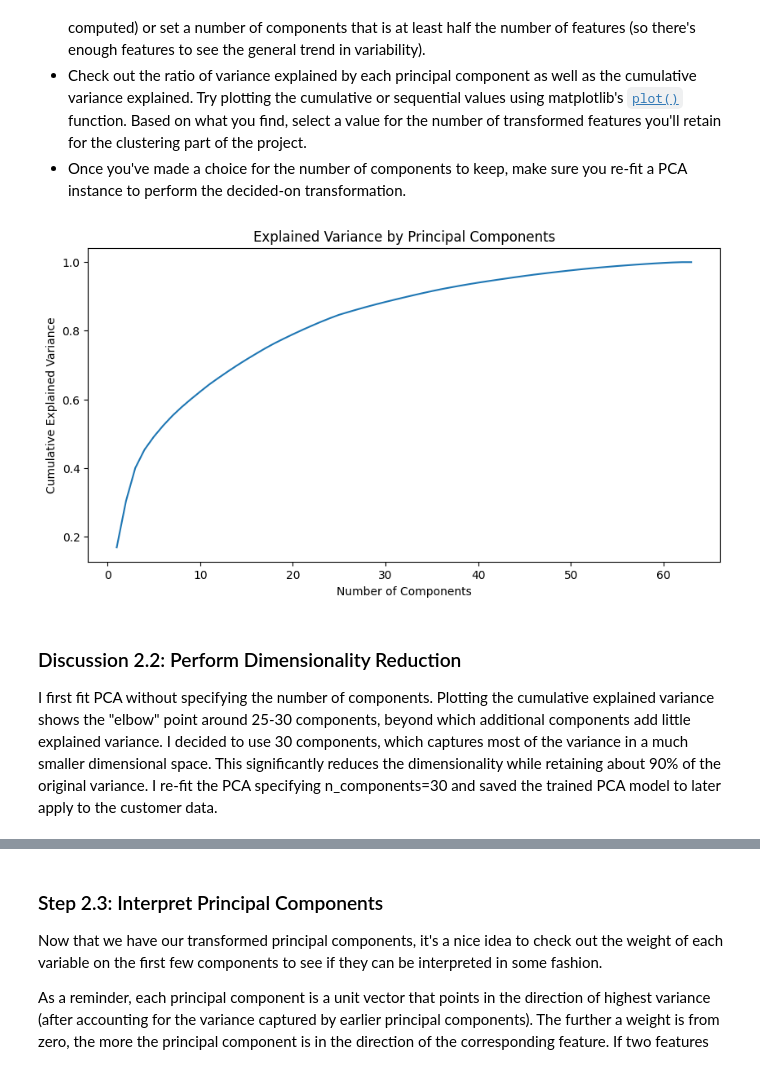
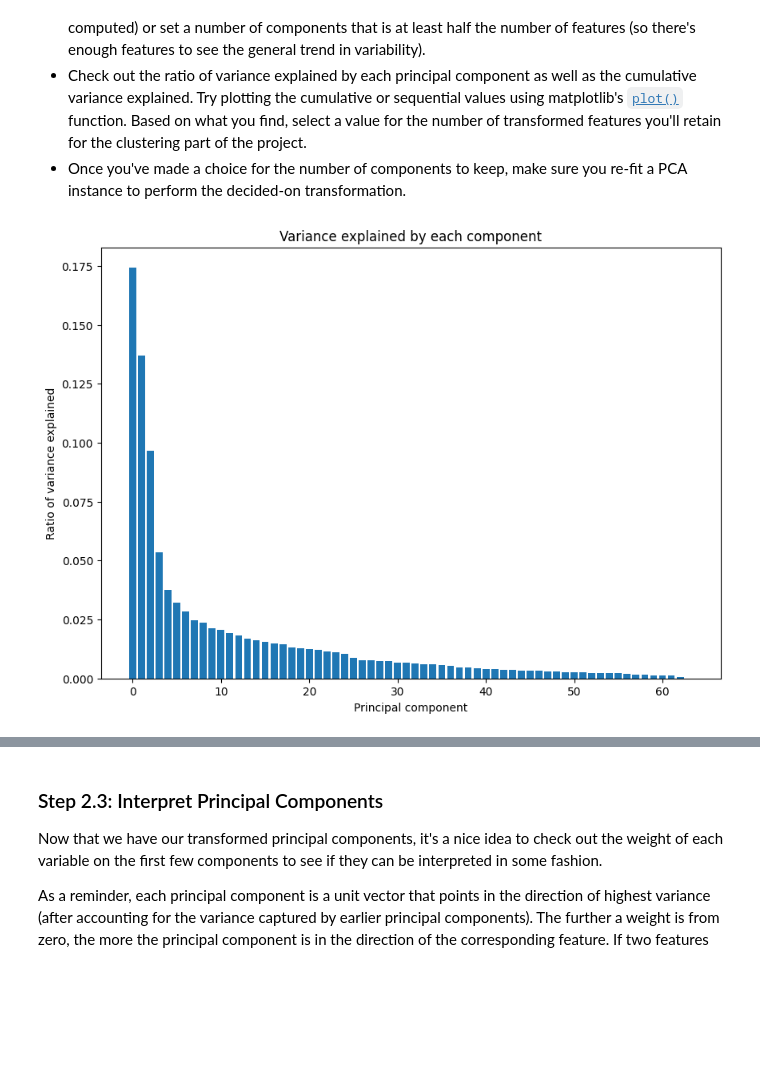
Before and after one commit to p477d343/Machine-Learning-Project, a Jupyter notebook: Creating Customer Segments with Arvato/Identify_Customer_Segments.ipynb, the cells around one changed output, grey strips where cells are left out. Saved outputs shown, nothing was run; the diff lists cells and outputs as text; code cells hidden in the pictures; blank space fills up the shorter version.

```diff
--- a/Creating Customer Segments with Arvato/Identify_Customer_Segments.ipynb
+++ b/Creating Customer Segments with Arvato/Identify_Customer_Segments.ipynb
@@ -384,5 +679,9 @@ Name: attribute, dtype: object
 # %%
 # Do whatever you need to in order to ensure that the dataframe only contains
 # the columns that should be passed to the algorithm functions.
-azdias_clean.head()
+
+# Remove mixed columns
+mixed_cols = feat_info[feat_info['type'] == 'mixed']['attribute']
+azdias_cleaned = azdias_mixed2.drop(mixed_cols, axis=1, errors='ignore')
+azdias_cleaned.info()
 # %% [output]
@@ -531,0 +889,9 @@ I saved the trained SimpleImputer and StandardScaler so they can later be used t
+# %%
+# If you've not yet cleaned the dataset of all NaN values, then investigate and
+# do that now.
+num_missing = df_cleaned.isnull().any(axis=1).sum()
+num_total = df_cleaned.shape[0]
+perc = round(num_missing / num_total * 100, 2)
+print(f"We have {num_missing} rows of missing data out of {num_total} rows ({perc}%)")
+df_cleaned_no_md = df_cleaned.dropna()
+df_cleaned_no_md.info()
@@ -531,0 +916,7 @@ I saved the trained SimpleImputer and StandardScaler so they can later be used t
+# %%
+# Apply feature scaling to the general population demographics data.
+
+scaler = StandardScaler()
+df_cleaned_no_md_scaled = pd.DataFrame(scaler.fit_transform(df_cleaned_no_md),
+                                       columns=df_cleaned_no_md.columns)
+df_cleaned_no_md_scaled
@@ -542,14 +951,17 @@ from sklearn.decomposition import PCA
 
 # Apply PCA to the data.
 pca = PCA()
-azdias_pca = pca.fit(azdias_clean_scale)
+pca_transformed_data = pca.fit_transform(df_cleaned_no_md_scaled)
 # %%
 # Investigate the variance accounted for by each principal component.
-plt.figure(figsize=(10, 5))
-plt.plot(range(1, len(pca.explained_variance_ratio_) + 1), pca.explained_variance_ratio_.cumsum())
-plt.xlabel('Number of Components')
-plt.ylabel('Cumulative Explained Variance')
-plt.title('Explained Variance by Principal Components')
+
+explained_variance = pca.explained_variance_ratio_
+
+plt.figure(figsize=(10, 7))
+plt.bar(range(len(explained_variance)), explained_variance)
+plt.title("Variance explained by each component")
+plt.xlabel("Principal component")
+plt.ylabel("Ratio of variance explained")
 plt.show()
 # %% [output]
-[figure, old version]
+[figure, new version]
@@ -560,6 +967,0 @@ azdias_pca = pca_30.fit_transform(azdias_clean_scale)
-# %% [markdown]
-### Discussion 2.2: Perform Dimensionality Reduction
-
-I first fit PCA without specifying the number of components. Plotting the cumulative explained variance shows the "elbow" point around 25-30 components, beyond which additional components add little explained variance.
-I decided to use 30 components, which captures most of the variance in a much smaller dimensional space. This significantly reduces the dimensionality while retaining about 90% of the original variance.
-I re-fit the PCA specifying n_components=30 and saved the trained PCA model to later apply to the customer data.
```
Also changed, not shown: parts of 76 cells of this notebook, 1 other file.
